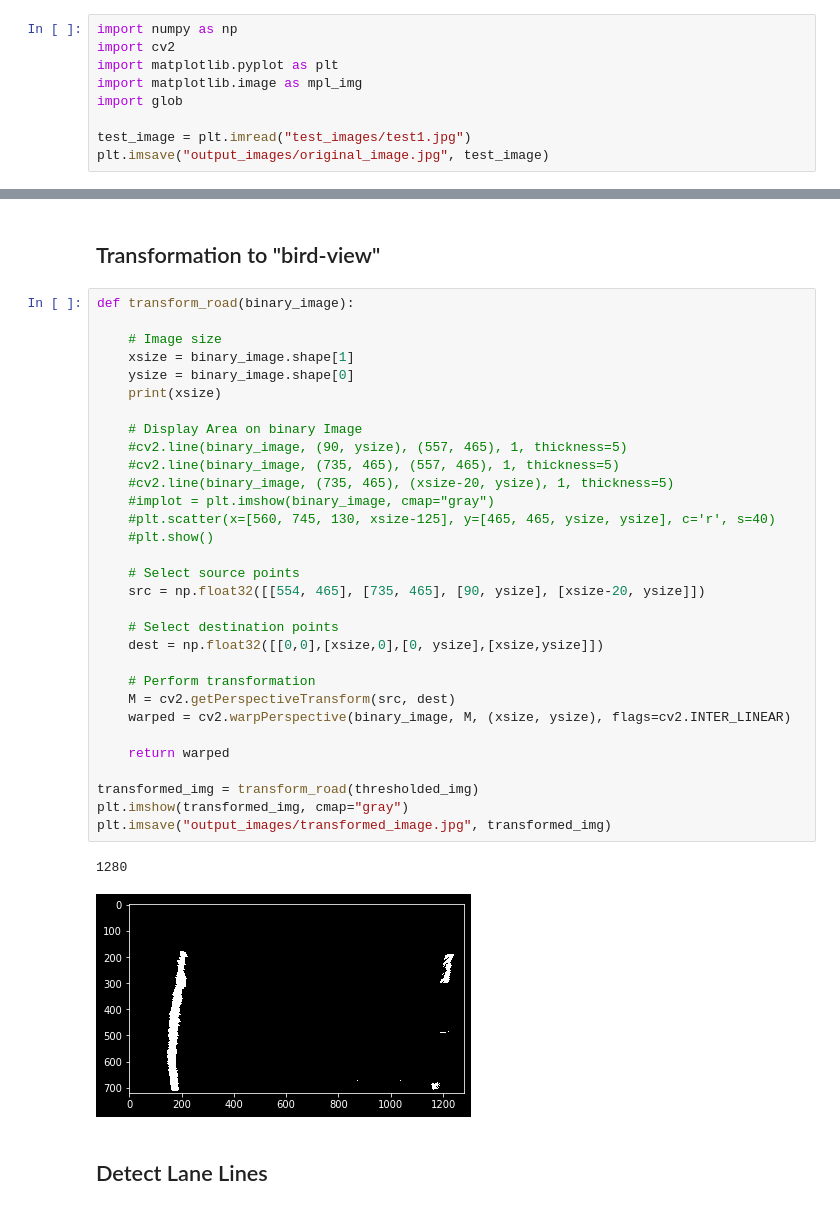
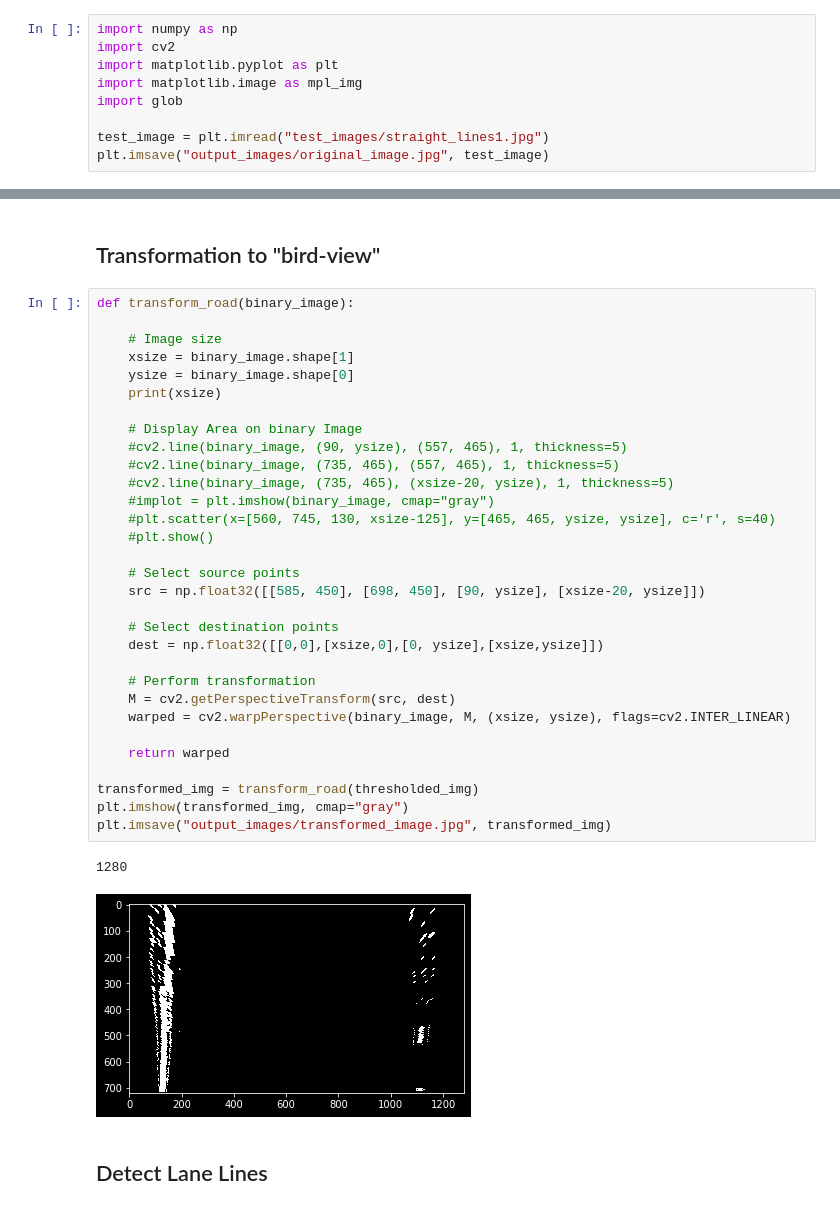
Before and after one commit to LukasLeonardKoening/Advanced-Lane-Finding, a Jupyter notebook: Advanced_Lane_Finding.ipynb, the cells around one changed output, grey strips where cells are left out. Drawn from its saved outputs; the diff is of its cells as text.

```diff
--- a/Advanced_Lane_Finding.ipynb
+++ b/Advanced_Lane_Finding.ipynb
@@ -20,7 +20,7 @@ import matplotlib.pyplot as plt
 import matplotlib.image as mpl_img
 import glob
 
-test_image = plt.imread("test_images/test1.jpg")
+test_image = plt.imread("test_images/straight_lines1.jpg")
 plt.imsave("output_images/original_image.jpg", test_image)
 # %% [markdown]
 ## Camera Calibration
@@ -261,35 +261,35 @@ def transform_road(binary_image):
 
     # Image size
     xsize = binary_image.shape[1]
     ysize = binary_image.shape[0]
     print(xsize)
 
     # Display Area on binary Image
     #cv2.line(binary_image, (90, ysize), (557, 465), 1, thickness=5)
     #cv2.line(binary_image, (735, 465), (557, 465), 1, thickness=5)
     #cv2.line(binary_image, (735, 465), (xsize-20, ysize), 1, thickness=5)
     #implot = plt.imshow(binary_image, cmap="gray")
     #plt.scatter(x=[560, 745, 130, xsize-125], y=[465, 465, ysize, ysize], c='r', s=40)
     #plt.show()
 
     # Select source points
-    src = np.float32([[554, 465], [735, 465], [90, ysize], [xsize-20, ysize]])
+    src = np.float32([[585, 450], [698, 450], [90, ysize], [xsize-20, ysize]])
 
     # Select destination points
     dest = np.float32([[0,0],[xsize,0],[0, ysize],[xsize,ysize]])
 
     # Perform transformation
     M = cv2.getPerspectiveTransform(src, dest)
     warped = cv2.warpPerspective(binary_image, M, (xsize, ysize), flags=cv2.INTER_LINEAR)
 
     return warped
 
 transformed_img = transform_road(thresholded_img)
 plt.imshow(transformed_img, cmap="gray")
 plt.imsave("output_images/transformed_image.jpg", transformed_img)
 # %% [output]
 1280
-[figure, old version]
+[figure, new version]
 # %% [markdown]
 ## Detect Lane Lines
 # %%
```
Also changed, not shown: parts of 4 cells of this notebook, 2 other files.
